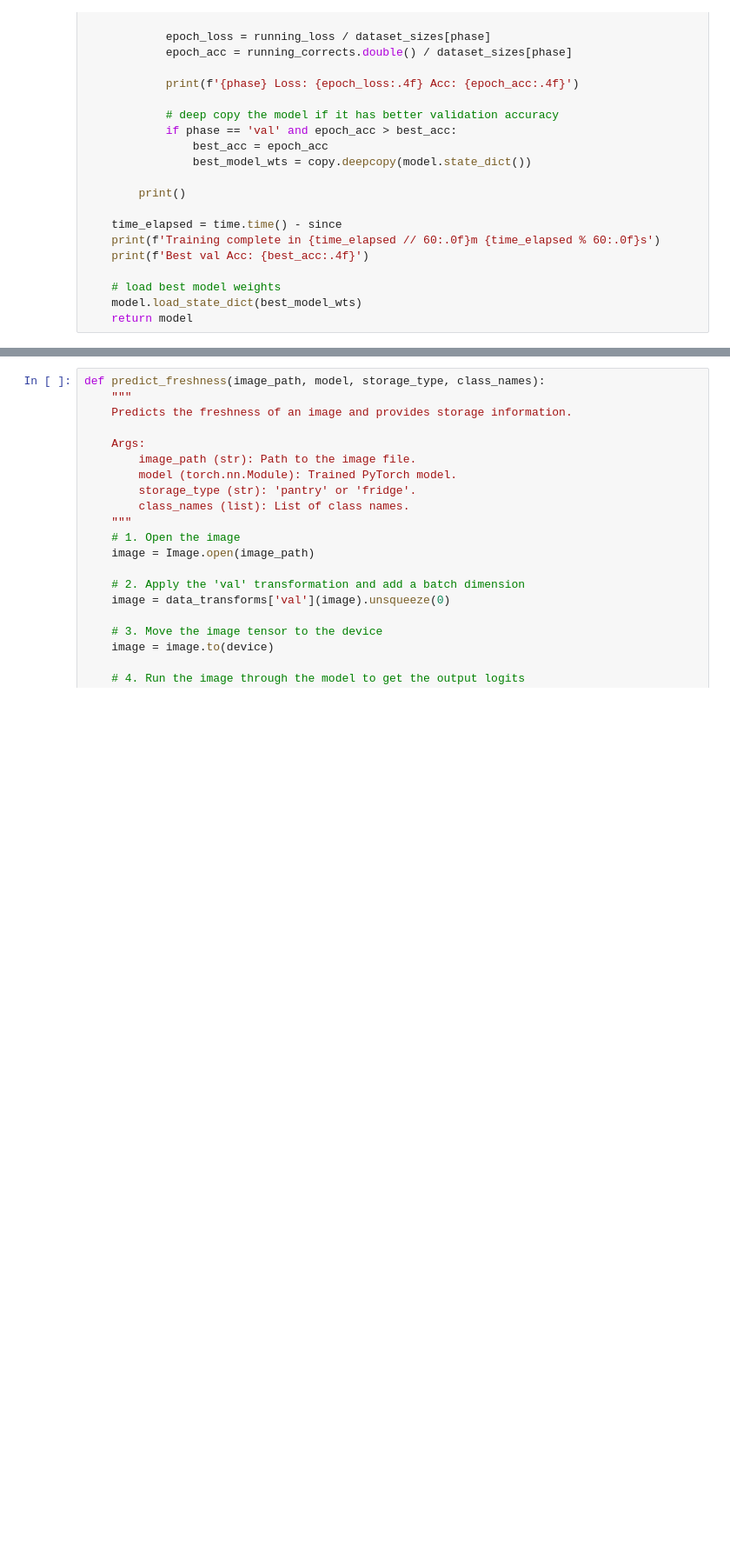
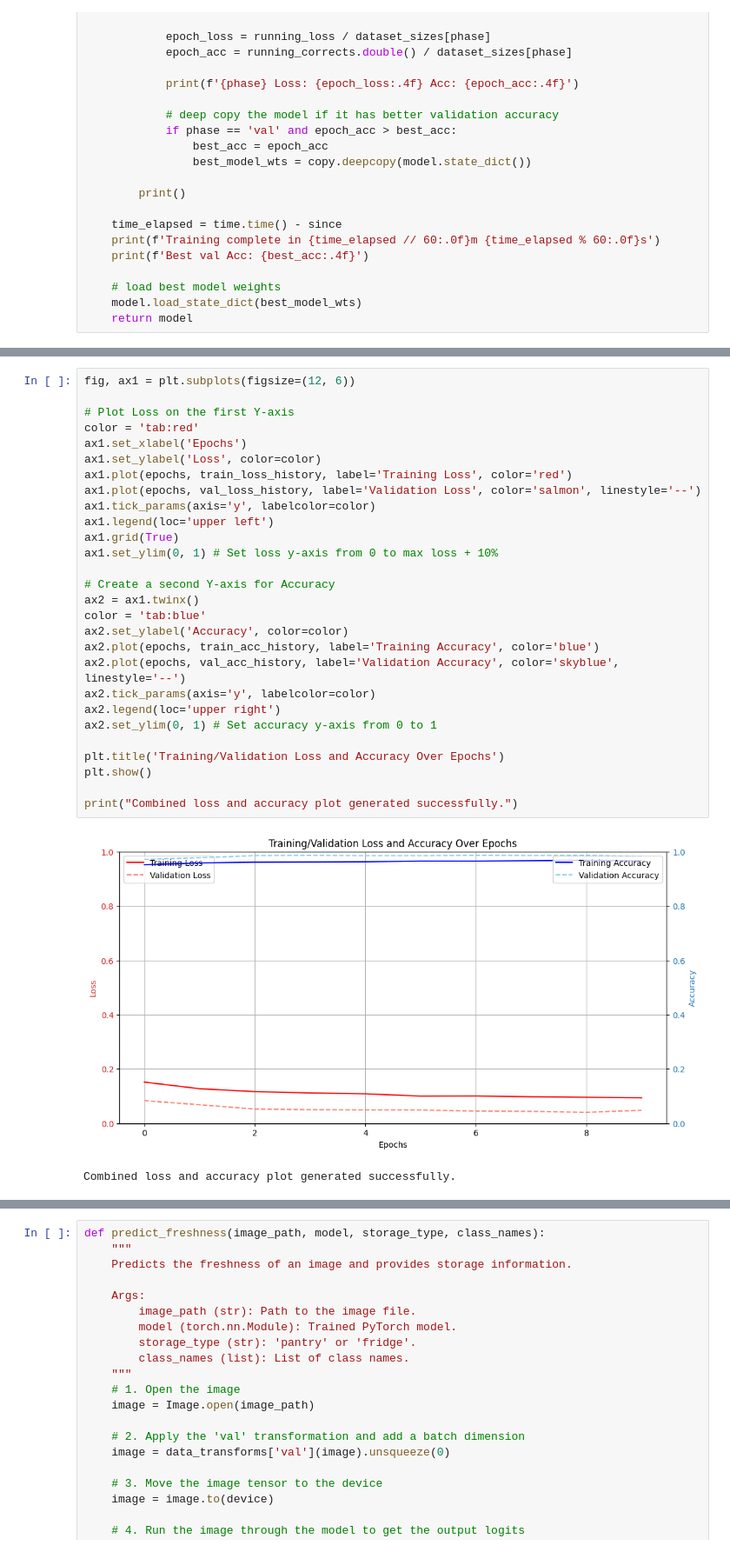
Before and after one commit to MarineMaaan/ITAI-1378-Midterm_FruitFreshnessTimer, a Jupyter notebook: notebooks/ITAI_1378_Midterm_FruitFreshnessTimer.ipynb, the cells around one changed output, grey strips where cells are left out. Shown at 87% size. Saved outputs shown, nothing was run; the diff lists cells and outputs as text; blank space fills up the shorter version.

```diff
--- a/notebooks/ITAI_1378_Midterm_FruitFreshnessTimer.ipynb
+++ b/notebooks/ITAI_1378_Midterm_FruitFreshnessTimer.ipynb
@@ -305,0 +374,31 @@ Best val Acc: 0.9735
+# %%
+fig, ax1 = plt.subplots(figsize=(12, 6))
+
+# Plot Loss on the first Y-axis
+color = 'tab:red'
+ax1.set_xlabel('Epochs')
+ax1.set_ylabel('Loss', color=color)
+ax1.plot(epochs, train_loss_history, label='Training Loss', color='red')
+ax1.plot(epochs, val_loss_history, label='Validation Loss', color='salmon', linestyle='--')
+ax1.tick_params(axis='y', labelcolor=color)
+ax1.legend(loc='upper left')
+ax1.grid(True)
+ax1.set_ylim(0, 1) # Set loss y-axis from 0 to max loss + 10%
+
+# Create a second Y-axis for Accuracy
+ax2 = ax1.twinx()
+color = 'tab:blue'
+ax2.set_ylabel('Accuracy', color=color)
+ax2.plot(epochs, train_acc_history, label='Training Accuracy', color='blue')
+ax2.plot(epochs, val_acc_history, label='Validation Accuracy', color='skyblue', linestyle='--')
+ax2.tick_params(axis='y', labelcolor=color)
+ax2.legend(loc='upper right')
+ax2.set_ylim(0, 1) # Set accuracy y-axis from 0 to 1
+
+plt.title('Training/Validation Loss and Accuracy Over Epochs')
+plt.show()
+
+print("Combined loss and accuracy plot generated successfully.")
+# %% [output]
+[figure, added]
+Combined loss and accuracy plot generated successfully.
```
Also changed, not shown: parts of 15 cells of this notebook.
